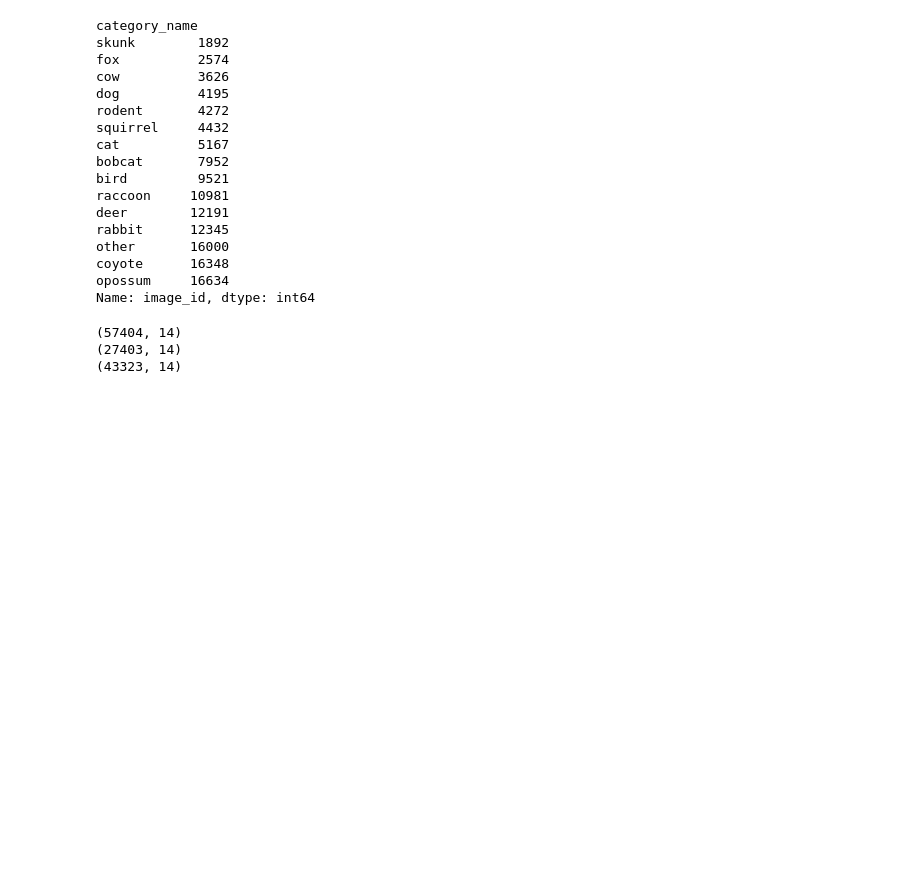
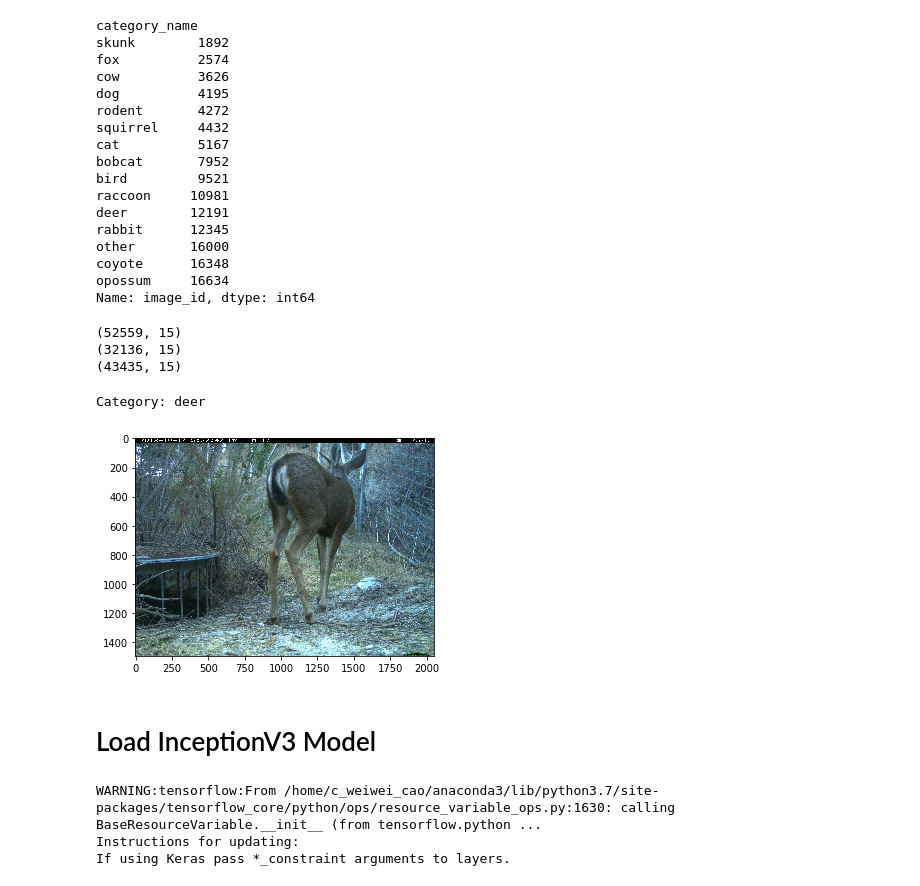
Before and after one commit to vivekmids/crow, a Jupyter notebook: baseline_models.ipynb, the cells around one changed output. Cells and saved outputs as stored; diff of their text form; code cells hidden in the pictures; blank space fills up the shorter version.

Commit message:
baseline model..almost

```diff
--- a/baseline_models.ipynb
+++ b/baseline_models.ipynb
@@ -370,3 +388,5 @@ Name: image_id, dtype: int64
 ### cap the empty class to the highest non-empty class?
 # %%
 classes = ['skunk','fox','rodent','dog','squirrel','cat','rabbit','bird','cow','bobcat','deer','raccoon','coyote','opossum']
+# %%
+classes_dict = dict(zip(classes + ['other'], range(15)))
@@ -403,3 +441,6 @@ image_df_annot2 = pd.concat([data_keep, data_other]).reset_index().sample(frac=1
+# %%
+# add class id for training
+image_df_annot2['category_id_model'] = image_df_annot2['category_name'].map(classes_dict)
 # %%
 image_df_annot2.groupby('category_name').image_id.count().sort_values()
 # %% [output]
@@ -429,9 +470,9 @@ print(data_train.shape)
 print(data_val.shape)
 print(data_test.shape)
 # %% [output]
-(57404, 14)
-(27403, 14)
-(43323, 14)
+(52559, 15)
+(32136, 15)
+(43435, 15)
 # %%
 # get image vector
 img_vector_train = list('data/cct_images/' + data_train['image_id'] + '.jpg')
@@ -449,0 +491,14 @@ cat_id_vector_test = list(data_test['category_id'])
+# %%
+id = 9
+show_image(img_vector_train[id], cat_name_vector_train[id])
+# %% [output]
+Category: deer
+[figure, added]
+# %% [markdown]
+# Load InceptionV3 Model
+# %%
+model = InceptionV3(weights='imagenet', include_top=True)
+# %% [output]
+WARNING:tensorflow:From /home/c_weiwei_cao/anaconda3/lib/python3.7/site-packages/tensorflow_core/python/ops/resource_variable_ops.py:1630: calling BaseResourceVariable.__init__ (from tensorflow.python ...
+Instructions for updating:
+If using Keras pass *_constraint arguments to layers.
```
Also changed, not shown: parts of 25 cells of this notebook.
